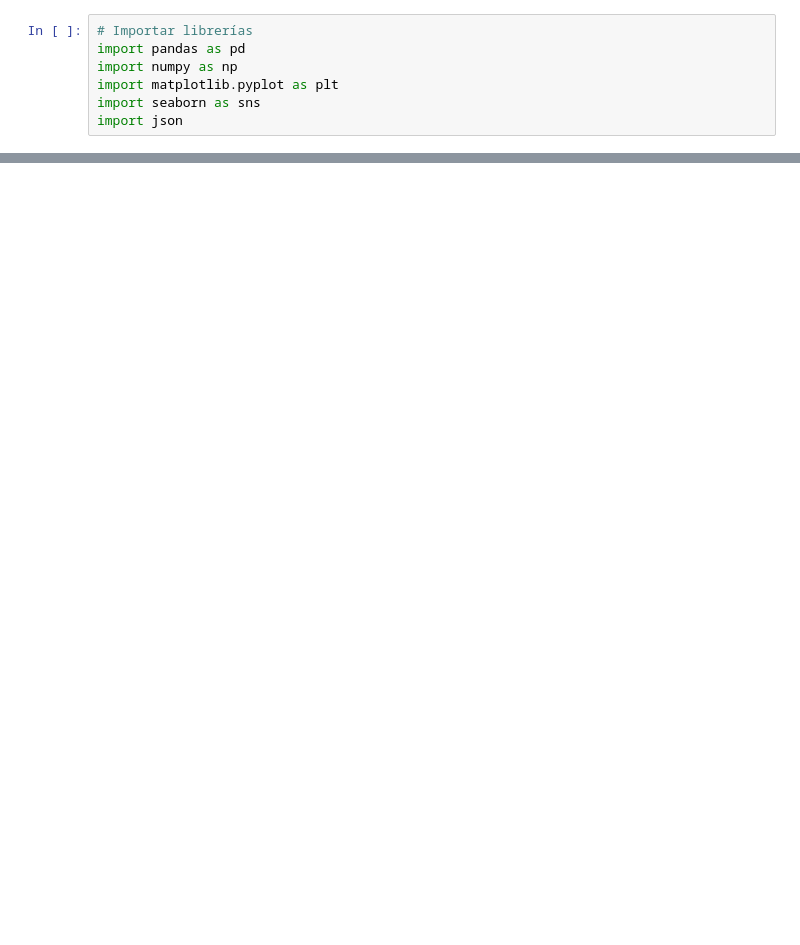
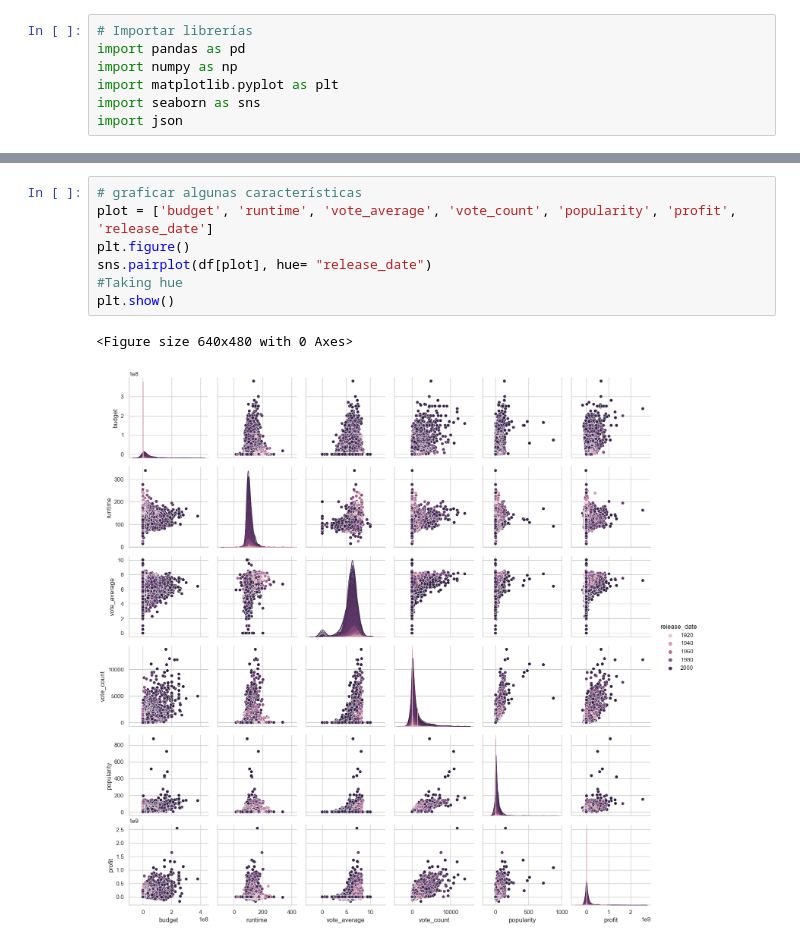
Before and after one commit to JojhanPerezArroyave/primerPoryectoInteligentes, a Jupyter notebook: primerProyecto.ipynb, the cells around one changed output, grey strips where cells are left out. Saved outputs shown, nothing was run; the diff lists cells and outputs as text; blank space fills up the shorter version.

```diff
--- a/primerProyecto.ipynb
+++ b/primerProyecto.ipynb
@@ -195,0 +229,10 @@ df.head()
+# %%
+# graficar algunas características
+plot = ['budget', 'runtime', 'vote_average', 'vote_count', 'popularity', 'profit', 'release_date']
+plt.figure()
+sns.pairplot(df[plot], hue= "release_date")
+#Taking hue
+plt.show()
+# %% [output]
+<Figure size 640x480 with 0 Axes>
+[figure, added]
```
Also changed, not shown: parts of 8 cells of this notebook.
